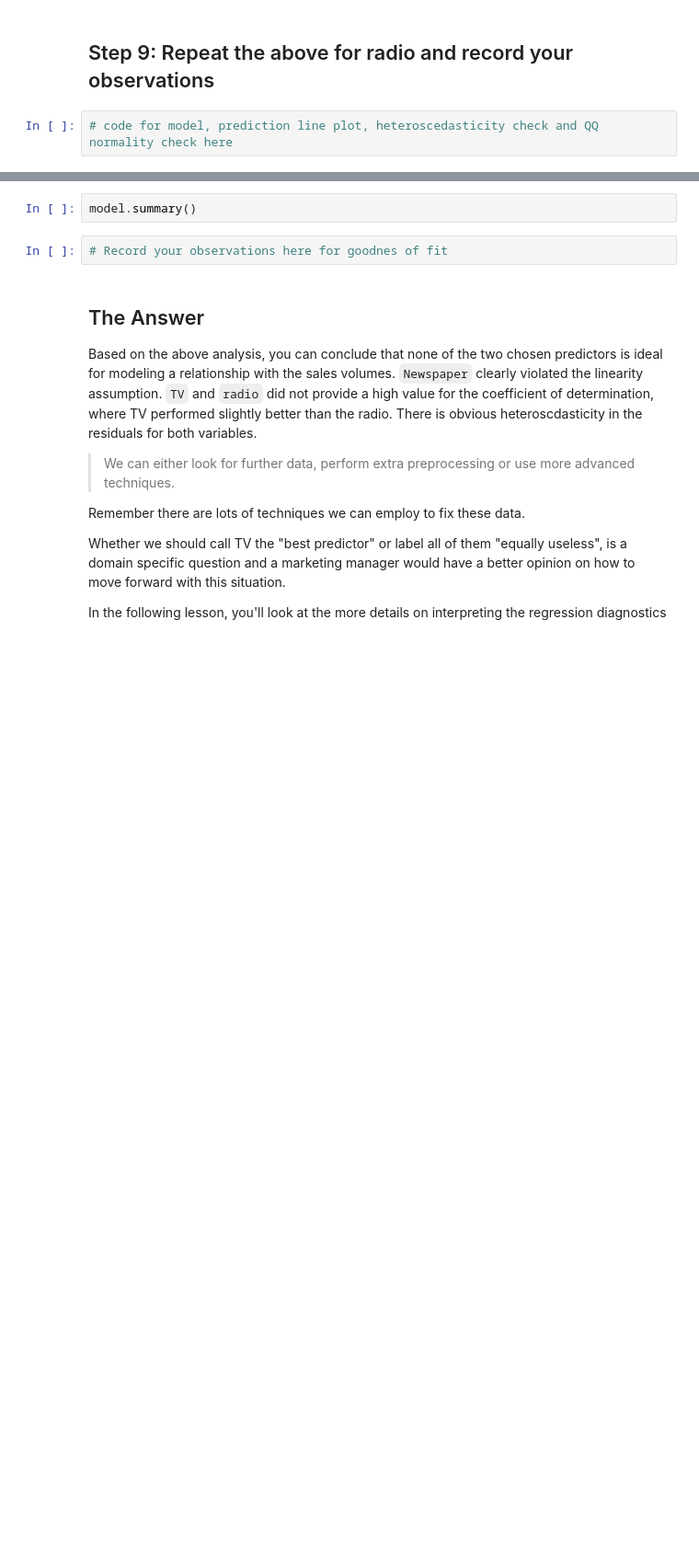
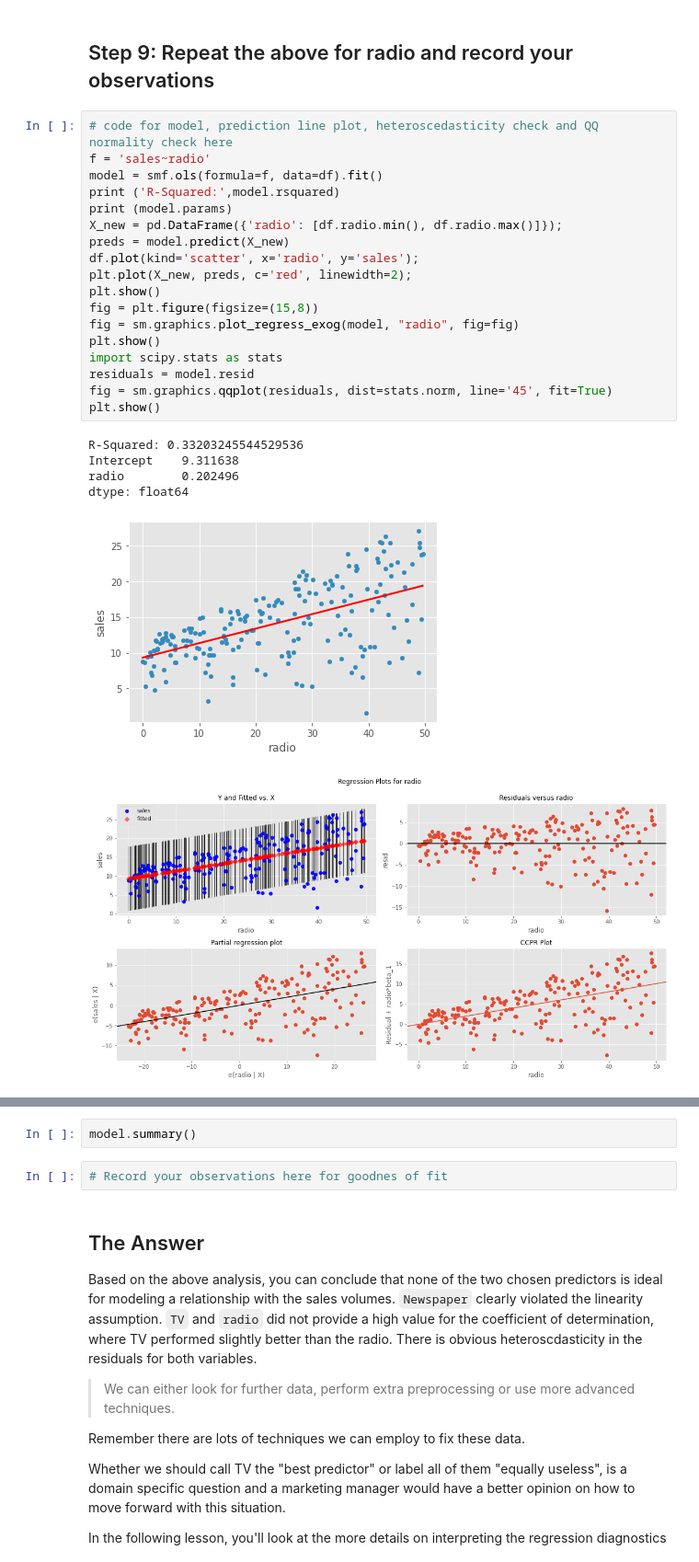
Before and after one commit to Pamela-Chebii/dsc-ols-statsmodels-lab, a Jupyter notebook: index.ipynb, the cells around one changed output, grey strips where cells are left out. Shown at 92% size. Saved outputs shown, nothing was run; the diff lists cells and outputs as text; blank space fills up the shorter version.

```diff
--- a/index.ipynb
+++ b/index.ipynb
@@ -216,4 +217,27 @@ plt.show()
 # %% [markdown]
 ## Step 9: Repeat the above for radio and record your observations
-# %%
-# code for model, prediction line plot, heteroscedasticity check and QQ normality check here
+# %%
+# code for model, prediction line plot, heteroscedasticity check and QQ normality check here
+f = 'sales~radio'
+model = smf.ols(formula=f, data=df).fit()
+print ('R-Squared:',model.rsquared)
+print (model.params)
+X_new = pd.DataFrame({'radio': [df.radio.min(), df.radio.max()]});
+preds = model.predict(X_new)
+df.plot(kind='scatter', x='radio', y='sales');
+plt.plot(X_new, preds, c='red', linewidth=2);
+plt.show()
+fig = plt.figure(figsize=(15,8))
+fig = sm.graphics.plot_regress_exog(model, "radio", fig=fig)
+plt.show()
+import scipy.stats as stats
+residuals = model.resid
+fig = sm.graphics.qqplot(residuals, dist=stats.norm, line='45', fit=True)
+plt.show()
+# %% [output]
+R-Squared: 0.33203245544529536
+Intercept    9.311638
+radio        0.202496
+dtype: float64
+[figure, added]
+[figure, added]
```
Also changed, not shown: parts of 2 cells of this notebook.
